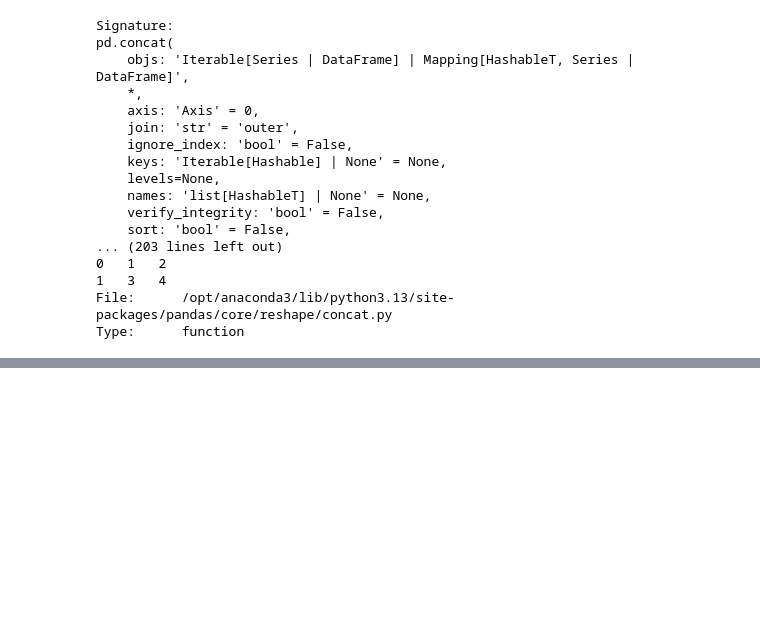
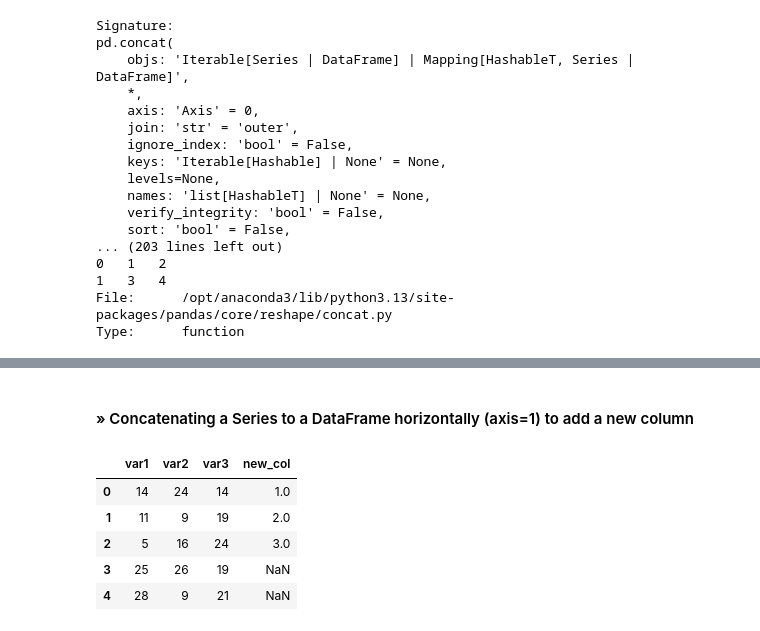
Before and after one commit to zeysnepk/data-manipulation, a Jupyter notebook: pandas/df_concatenation.ipynb, the cells around one changed output, grey strips where cells are left out. Cells and saved outputs as stored; diff of their text form; code cells hidden in the pictures; blank space fills up the shorter version.

```diff
--- a/pandas/concatenation.ipynb
+++ b/pandas/df_concatenation.ipynb
@@ -141,0 +179,11 @@ pd.concat([df, df2], axis=0)
+# %% [markdown]
+#### » Concatenating a Series to a DataFrame horizontally (axis=1) to add a new column
+# %%
+pd.concat([df, pd.Series([1, 2, 3], name="new_col")], axis=1)
+# %% [output]
+|  | var1 | var2 | var3 | new_col |
+| 0 | 14 | 24 | 14 | 1.0 |
+| 1 | 11 | 9 | 19 | 2.0 |
+| 2 | 5 | 16 | 24 | 3.0 |
+| 3 | 25 | 26 | 19 | NaN |
+| 4 | 28 | 9 | 21 | NaN |
```
Also changed, not shown: parts of 21 cells of this notebook, 26 other files.
